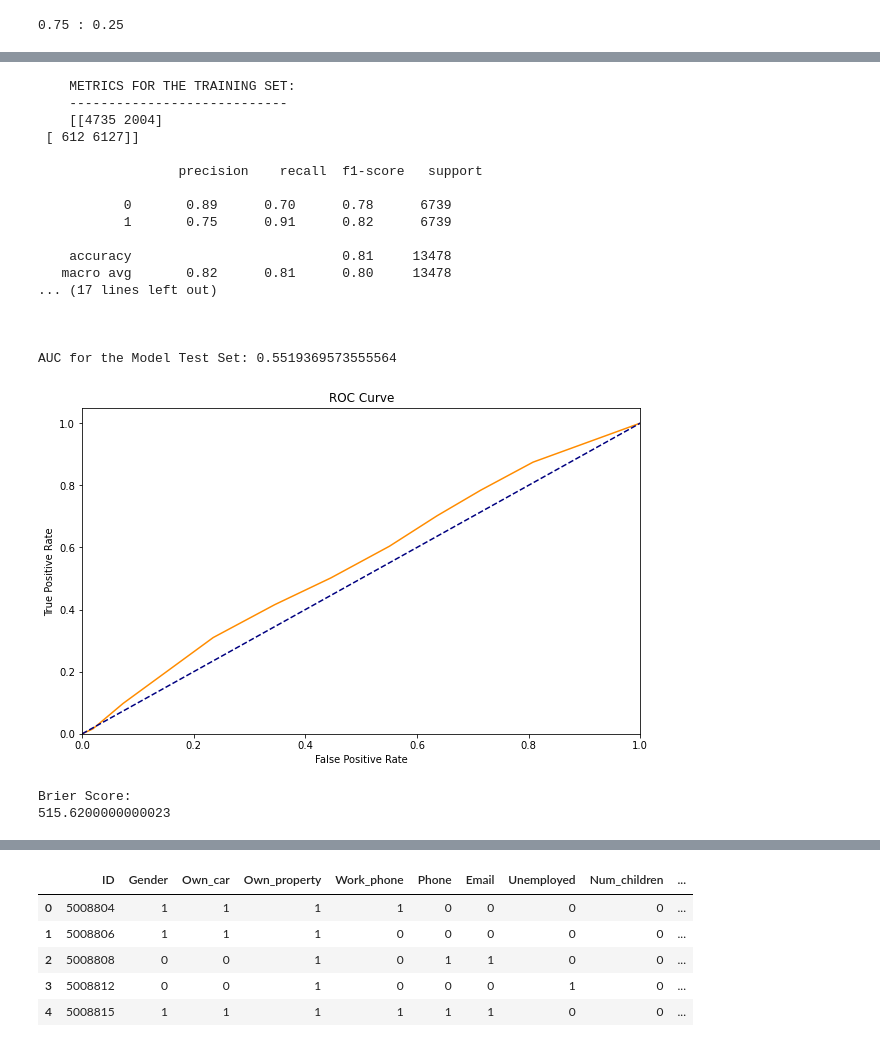
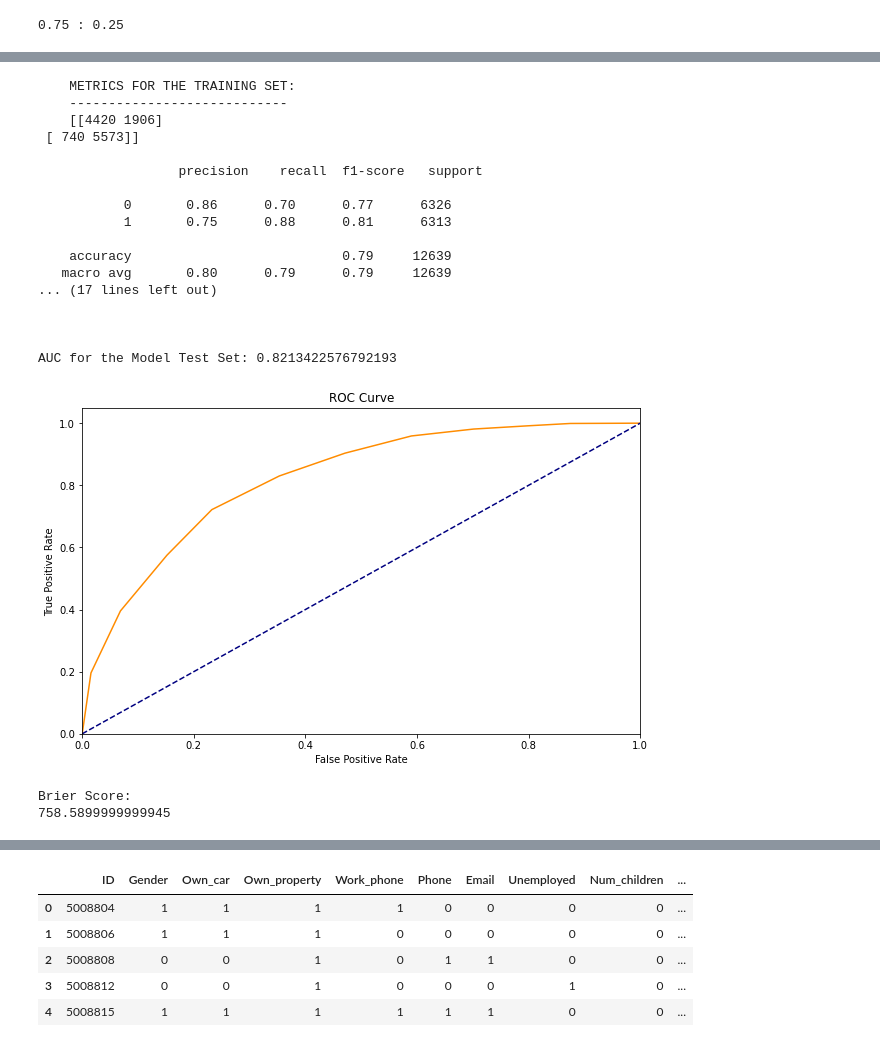
Before and after one commit to G6-2Flyy/DS-Project-4-Group-2, a Jupyter notebook: anjum_stuff/credit_card_machine_learning.ipynb, the cells around one changed output, grey strips where cells are left out. Saved outputs shown, nothing was run; the diff lists cells and outputs as text; code cells hidden in the pictures.

```diff
--- a/anjum_stuff/credit_card_machine_learning.ipynb
+++ b/anjum_stuff/credit_card_machine_learning.ipynb
@@ -111,7 +111,7 @@ Index(['ID', 'Gender', 'Own_car', 'Own_property', 'Unemployed', 'Num_children',
 2. Standard Scaler
 3. SMOTE
 # %%
-dfcc_categ = dfcc.loc[:, ['Income_type', 'Education_type', 'Family_status', 'Housing_type',]]
+dfcc_categ = dfcc.loc[:, ['Income_type', 'Education_type', 'Family_status', 'Housing_type', 'Occupation_type']]
 # %%
 dfcc_numerical = dfcc.loc[:, ['Gender', 'Own_car', 'Own_property', 'Unemployed', 'Num_children',
        'Num_family', 'Account_length', 'Total_income', 'Age', 'Years_employed']]
@@ -289,27 +289,27 @@ Brier Score:
 # %%
 knn_model = KNeighborsClassifier(n_neighbors=10)
-evaluateModel(knn_model, X_train_smote, X_test, y_train_smote, y_test)
+evaluateModel(knn_model, X_train, X_test, y_train, y_test)
 # %% [output]
     METRICS FOR THE TRAINING SET:
     ----------------------------
-    [[4735 2004]
- [ 612 6127]]
+    [[4420 1906]
+ [ 740 5573]]
 
                   precision    recall  f1-score   support
 
-           0       0.89      0.70      0.78      6739
-           1       0.75      0.91      0.82      6739
+           0       0.86      0.70      0.77      6326
+           1       0.75      0.88      0.81      6313
 
-    accuracy                           0.81     13478
-   macro avg       0.82      0.81      0.80     13478
+    accuracy                           0.79     12639
+   macro avg       0.80      0.79      0.79     12639
 ... (17 lines left out)
 
 
 
-AUC for the Model Test Set: 0.5519369573555564
+AUC for the Model Test Set: 0.8213422576792193
-[figure, old version]
+[figure, new version]
 Brier Score:
-515.6200000000023
+758.5899999999945
 # %%
 rf = RandomForestClassifier(random_state=42, n_estimators=50)
 evaluateModel(rf, X_train, X_test, y_train, y_test)
```
Also changed, not shown: parts of 15 cells of this notebook, 12 other files.
